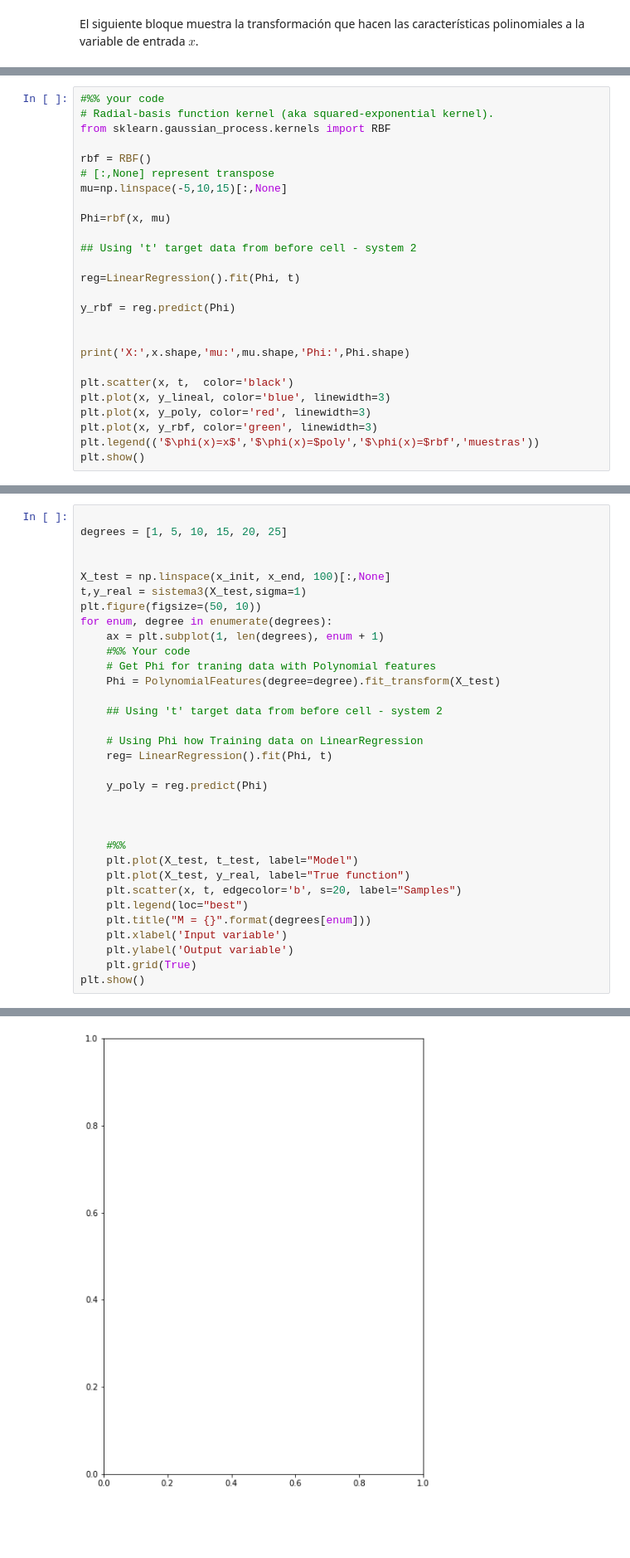
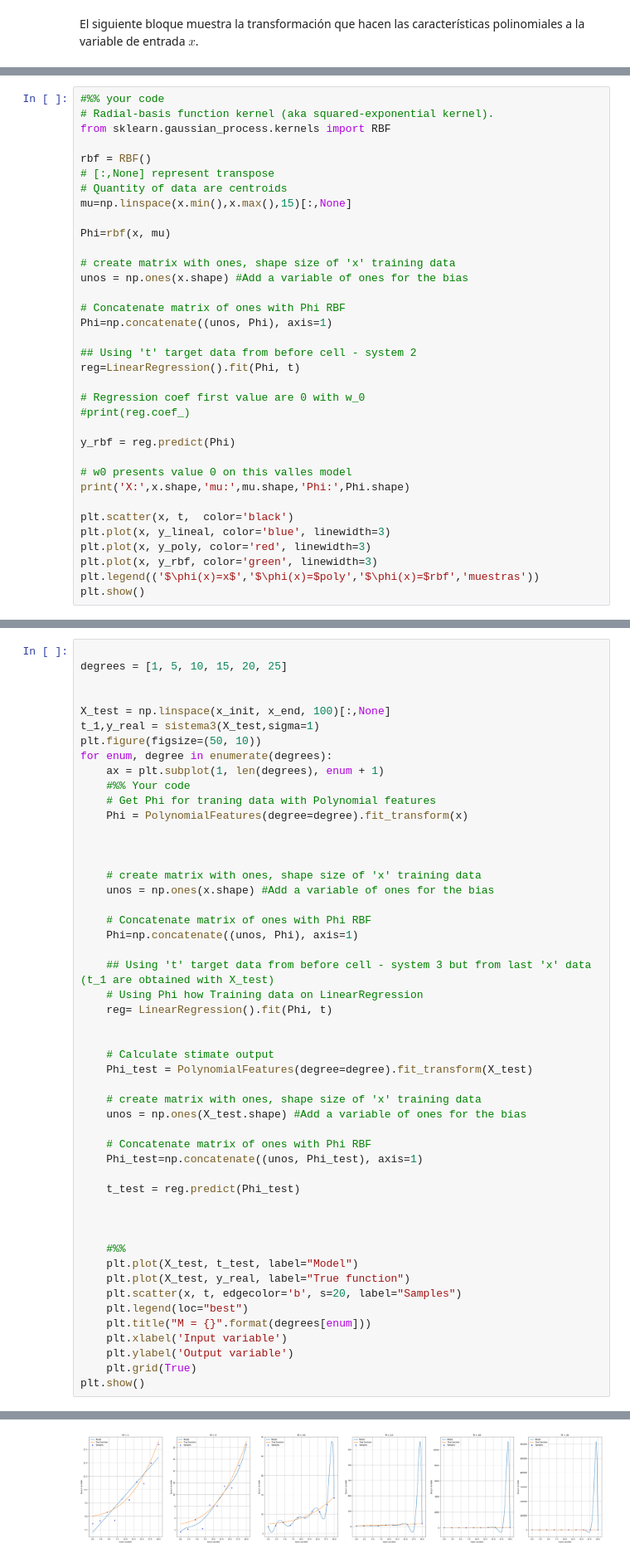
Before and after one commit to SeekingAura/Machine-learning-course-UTP, a Jupyter notebook: Laboratorios/Lab1_LR_ML_2020I.ipynb, the cells around one changed output, grey strips where cells are left out. Shown at 83% size. Saved outputs shown, nothing was run; the diff lists cells and outputs as text; blank space fills up the shorter version.

Commit message:
Bayes Theorem - Lab 1 end
Models and training 3 systems are ready

```diff
--- a/Laboratorios/Lab1_LR_ML_2020I.ipynb
+++ b/Laboratorios/Lab1_LR_ML_2020I.ipynb
@@ -221,17 +227,26 @@ from sklearn.gaussian_process.kernels import RBF
 
 rbf = RBF()
 # [:,None] represent transpose
-mu=np.linspace(-5,10,15)[:,None]
+# Quantity of data are centroids
+mu=np.linspace(x.min(),x.max(),15)[:,None]
 
 Phi=rbf(x, mu)
 
+# create matrix with ones, shape size of 'x' training data
+unos = np.ones(x.shape) #Add a variable of ones for the bias
+
+# Concatenate matrix of ones with Phi RBF
+Phi=np.concatenate((unos, Phi), axis=1)
+
 ## Using 't' target data from before cell - system 2
+reg=LinearRegression().fit(Phi, t)
 
-reg=LinearRegression().fit(Phi, t)
+# Regression coef first value are 0 with w_0
+#print(reg.coef_)
 
 y_rbf = reg.predict(Phi)
 
-
+# w0 presents value 0 on this valles model
 print('X:',x.shape,'mu:',mu.shape,'Phi:',Phi.shape)
 
 plt.scatter(x, t,  color='black')
@@ -279,20 +294,37 @@ degrees = [1, 5, 10, 15, 20, 25]
 
 
 X_test = np.linspace(x_init, x_end, 100)[:,None]
-t,y_real = sistema3(X_test,sigma=1)
+t_1,y_real = sistema3(X_test,sigma=1)
 plt.figure(figsize=(50, 10))
 for enum, degree in enumerate(degrees):
     ax = plt.subplot(1, len(degrees), enum + 1)
     #%% Your code
     # Get Phi for traning data with Polynomial features
-    Phi = PolynomialFeatures(degree=degree).fit_transform(X_test)
+    Phi = PolynomialFeatures(degree=degree).fit_transform(x)
 
-    ## Using 't' target data from before cell - system 2
 
+
+    # create matrix with ones, shape size of 'x' training data
+    unos = np.ones(x.shape) #Add a variable of ones for the bias
+
+    # Concatenate matrix of ones with Phi RBF
+    Phi=np.concatenate((unos, Phi), axis=1)
+
+    ## Using 't' target data from before cell - system 3 but from last 'x' data (t_1 are obtained with X_test)
     # Using Phi how Training data on LinearRegression
     reg= LinearRegression().fit(Phi, t)
 
-    y_poly = reg.predict(Phi)
+
+    # Calculate stimate output
+    Phi_test = PolynomialFeatures(degree=degree).fit_transform(X_test)
+
+    # create matrix with ones, shape size of 'x' training data
+    unos = np.ones(X_test.shape) #Add a variable of ones for the bias
+
+    # Concatenate matrix of ones with Phi RBF
+    Phi_test=np.concatenate((unos, Phi_test), axis=1)
+
+    t_test = reg.predict(Phi_test)
 
 
 
@@ -311 +342 @@ ValueError: x and y must have same first dimension, but have shapes (100, 1) and
-[figure, old version]
+[figure, new version]
```
Also changed, not shown: parts of 21 cells of this notebook.
